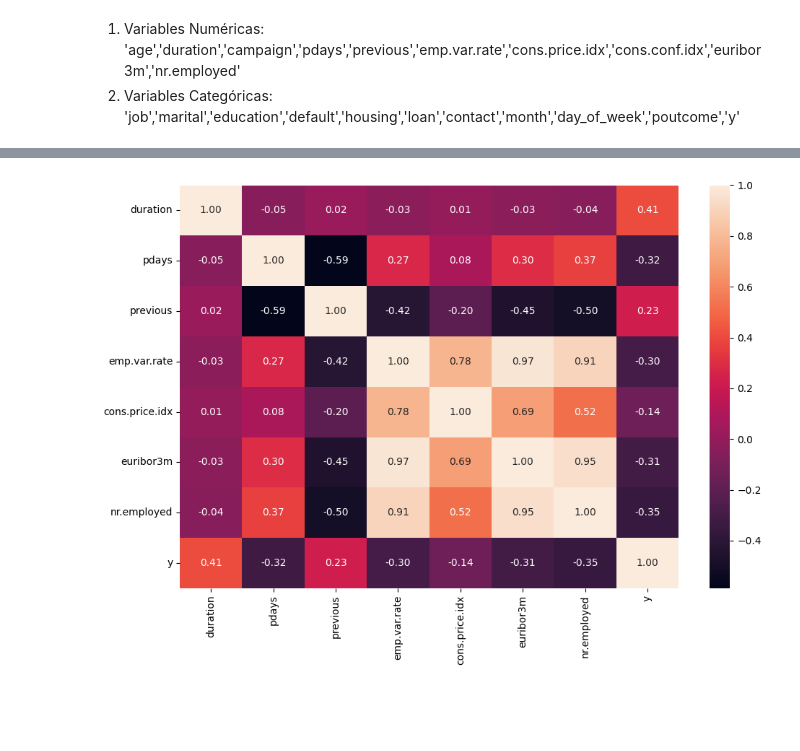
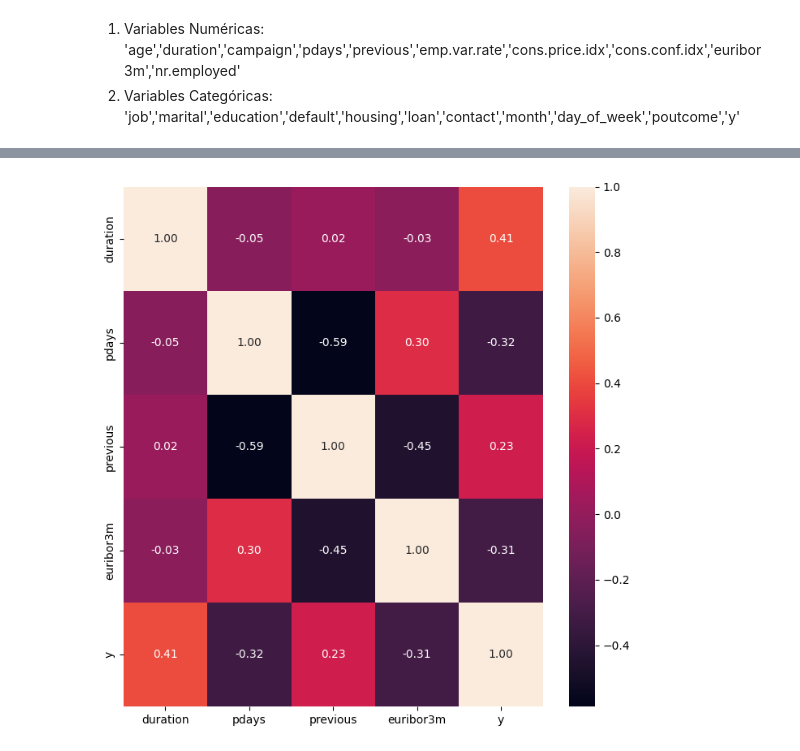
Before and after one commit to diegomacaya/regresion_logistica, a Jupyter notebook: src/explore.ipynb, the cells around one changed output, grey strips where cells are left out. Cells and saved outputs as stored; diff of their text form; code cells hidden in the pictures; blank space fills up the shorter version.

```diff
--- a/src/explore.ipynb
+++ b/src/explore.ipynb
@@ -48,7 +48,7 @@ memory usage: 6.6+ MB
 1. Variables Numéricas: 'age','duration','campaign','pdays','previous','emp.var.rate','cons.price.idx','cons.conf.idx','euribor3m','nr.employed'
 2. Variables Categóricas: 'job','marital','education','default','housing','loan','contact','month','day_of_week','poutcome','y'
 # %%
-#Eliminar información irrelevante, elementos que correlacionados a y(tomar deposito) es menor a 0,1
-df.drop(["age", "marital", "job", "education",'housing','loan','day_of_week','campaign','cons.conf.idx'], axis = 1, inplace = True)
+#Eliminar información irrelevante, elementos que correlacionados a y(tomar deposito) es menor a 0,1  y tambien los indicadores economicos que están fuertemente relacionados con la euribor (tasa de interes)
+df.drop(["age", "marital", "job", "education",'housing','loan','day_of_week','campaign','cons.conf.idx','emp.var.rate','cons.price.idx','nr.employed'], axis = 1, inplace = True)
 df.head()
 # %% [output]
@@ -169,14 +199,15 @@ plt.show()
 # %%
-#'age','duration','campaign','pdays','previous','emp.var.rate','cons.price.idx','cons.conf.idx','euribor3m','nr.employed'
-fig, axis = plt.subplots(figsize = (10, 7))
+#Análisis numérico-categórico (completo)
+#'age','duration','campaign','pdays','previous','euribor3m'
+fig, axis = plt.subplots(figsize = (7, 7))
 
-sns.heatmap(df[['duration','pdays','previous','emp.var.rate','cons.price.idx','euribor3m','nr.employed','y']].corr(), annot = True, fmt = ".2f")
+sns.heatmap(df[['duration','pdays','previous','euribor3m','y']].corr(), annot = True, fmt = ".2f")
 
 plt.tight_layout()
 
 plt.show()
 # %% [output]
-[figure, old version]
+[figure, new version]
 # %%
 #analizar todos los datos al mismo tiempo
 sns.pairplot(data = df)
```
Also changed, not shown: parts of 15 cells of this notebook.
